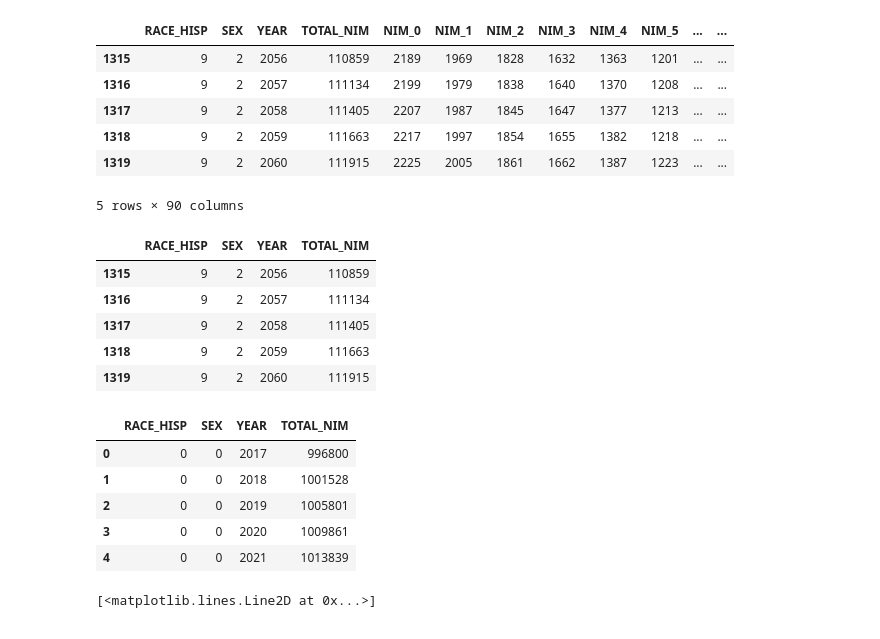
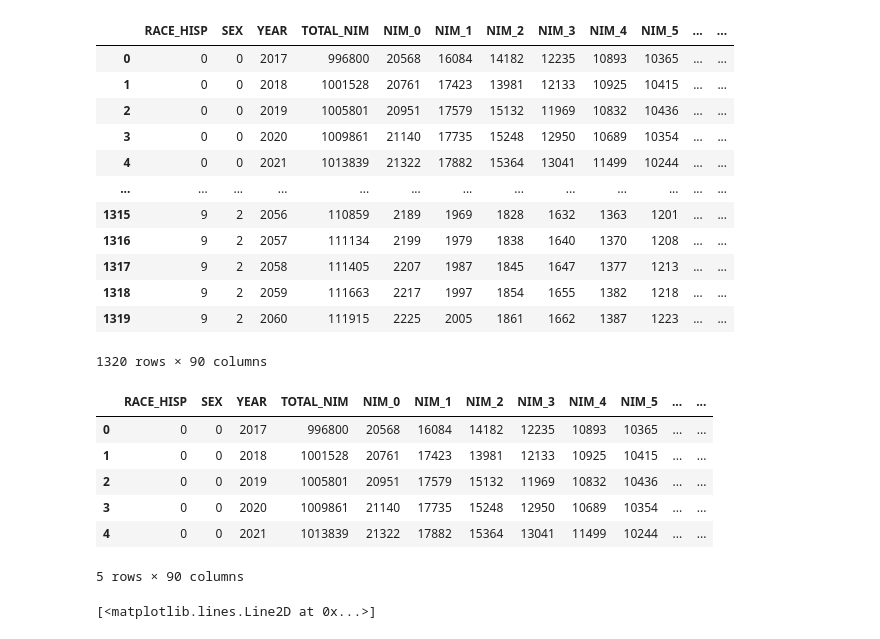
Before and after one commit to plowden/project-1-group-6, a Jupyter notebook: Net International Migration.ipynb, the cells around one changed output. Saved outputs shown, nothing was run; the diff lists cells and outputs as text; code cells hidden in the pictures.

```diff
--- a/Net International Migration.ipynb
+++ b/Net International Migration.ipynb
@@ -9,39 +13,35 @@ import numpy as np
 # %%
 # import Net Immigration Migration (NIM) data
-nim_long_df = pd.read_csv("nim_data_2017_2060.csv")
+nim_df = pd.read_csv("Resources/Census-NIM-2017-2060_np2017_d4.csv")
 
 # display data
-nim_long_df.tail()
+nim_df
 # %% [output]
 |  | RACE_HISP | SEX | YEAR | TOTAL_NIM | NIM_0 | NIM_1 | NIM_2 | NIM_3 | NIM_4 | NIM_5 | ... | ... |
+| 0 | 0 | 0 | 2017 | 996800 | 20568 | 16084 | 14182 | 12235 | 10893 | 10365 | ... | ... |
+| 1 | 0 | 0 | 2018 | 1001528 | 20761 | 17423 | 13981 | 12133 | 10925 | 10415 | ... | ... |
+| 2 | 0 | 0 | 2019 | 1005801 | 20951 | 17579 | 15132 | 11969 | 10832 | 10436 | ... | ... |
+| 3 | 0 | 0 | 2020 | 1009861 | 21140 | 17735 | 15248 | 12950 | 10689 | 10354 | ... | ... |
+| 4 | 0 | 0 | 2021 | 1013839 | 21322 | 17882 | 15364 | 13041 | 11499 | 10244 | ... | ... |
+| ... | ... | ... | ... | ... | ... | ... | ... | ... | ... | ... | ... | ... |
 | 1315 | 9 | 2 | 2056 | 110859 | 2189 | 1969 | 1828 | 1632 | 1363 | 1201 | ... | ... |
 | 1316 | 9 | 2 | 2057 | 111134 | 2199 | 1979 | 1838 | 1640 | 1370 | 1208 | ... | ... |
 | 1317 | 9 | 2 | 2058 | 111405 | 2207 | 1987 | 1845 | 1647 | 1377 | 1213 | ... | ... |
 | 1318 | 9 | 2 | 2059 | 111663 | 2217 | 1997 | 1854 | 1655 | 1382 | 1218 | ... | ... |
 | 1319 | 9 | 2 | 2060 | 111915 | 2225 | 2005 | 1861 | 1662 | 1387 | 1223 | ... | ... |
-5 rows × 90 columns
+1320 rows × 90 columns
-# %%
-# remove unnecessary columns
-nim_long_df = nim_long_df[['RACE_HISP','SEX','YEAR','TOTAL_NIM']]
-nim_long_df.tail()
-# %% [output]
-|  | RACE_HISP | SEX | YEAR | TOTAL_NIM |
-| 1315 | 9 | 2 | 2056 | 110859 |
-| 1316 | 9 | 2 | 2057 | 111134 |
-| 1317 | 9 | 2 | 2058 | 111405 |
-| 1318 | 9 | 2 | 2059 | 111663 |
-| 1319 | 9 | 2 | 2060 | 111915 |
 # %%
 # filter data to show total NIM data for both males and females together. In census NIM dataset,
-# sex == 0 is for both sexes. sex == 1 is for males and sex == 2 is for females.
-nim_short_df = nim_long_df.loc[(nim_long_df['RACE_HISP'] == 0) & (nim_long_df['SEX'] == 0),:]
-nim_short_df.head()
+# sex == 0 is for both sexes. sex == 1 is for males and sex == 2 is for females. race == 0 is for all races.
+nim_df_mf = nim_df.loc[(nim_df['RACE_HISP'] == 0) & (nim_df['SEX'] == 0),:]
+nim_df_mf.head()
 # %% [output]
-|  | RACE_HISP | SEX | YEAR | TOTAL_NIM |
-| 0 | 0 | 0 | 2017 | 996800 |
-| 1 | 0 | 0 | 2018 | 1001528 |
-| 2 | 0 | 0 | 2019 | 1005801 |
-| 3 | 0 | 0 | 2020 | 1009861 |
-| 4 | 0 | 0 | 2021 | 1013839 |
+|  | RACE_HISP | SEX | YEAR | TOTAL_NIM | NIM_0 | NIM_1 | NIM_2 | NIM_3 | NIM_4 | NIM_5 | ... | ... |
+| 0 | 0 | 0 | 2017 | 996800 | 20568 | 16084 | 14182 | 12235 | 10893 | 10365 | ... | ... |
+| 1 | 0 | 0 | 2018 | 1001528 | 20761 | 17423 | 13981 | 12133 | 10925 | 10415 | ... | ... |
+| 2 | 0 | 0 | 2019 | 1005801 | 20951 | 17579 | 15132 | 11969 | 10832 | 10436 | ... | ... |
+| 3 | 0 | 0 | 2020 | 1009861 | 21140 | 17735 | 15248 | 12950 | 10689 | 10354 | ... | ... |
+| 4 | 0 | 0 | 2021 | 1013839 | 21322 | 17882 | 15364 | 13041 | 11499 | 10244 | ... | ... |
+5 rows × 90 columns
 # %%
 # assign x and y values to prepare to plot graph
```
Also changed, not shown: parts of 10 cells of this notebook, 1 other file.
